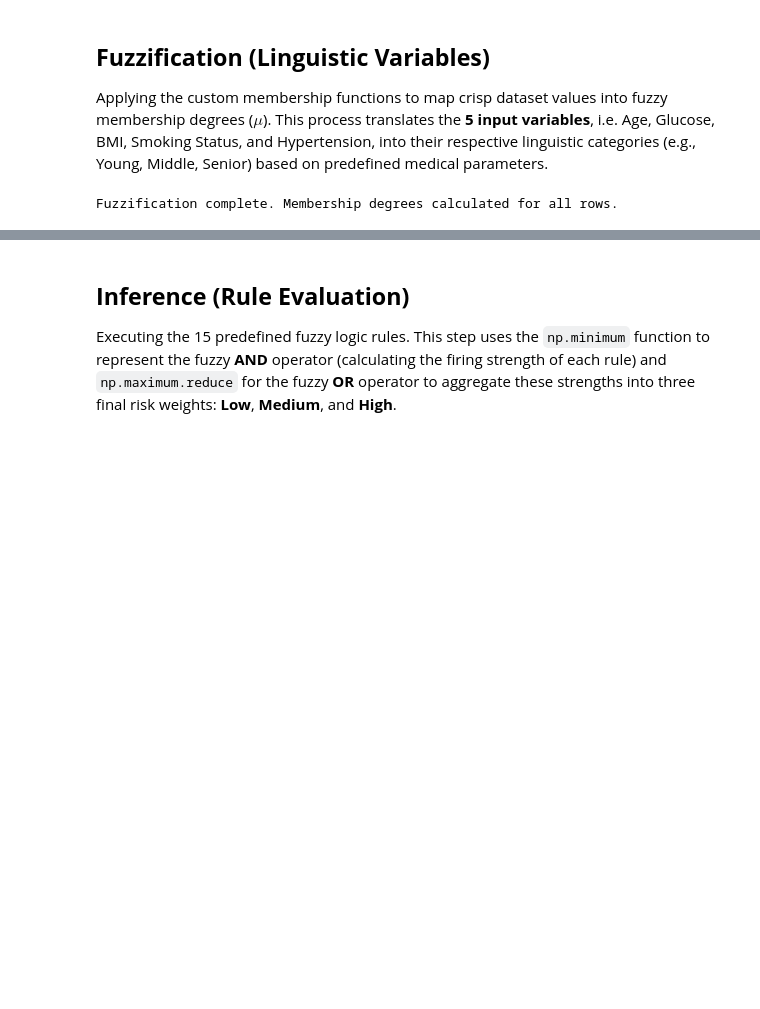
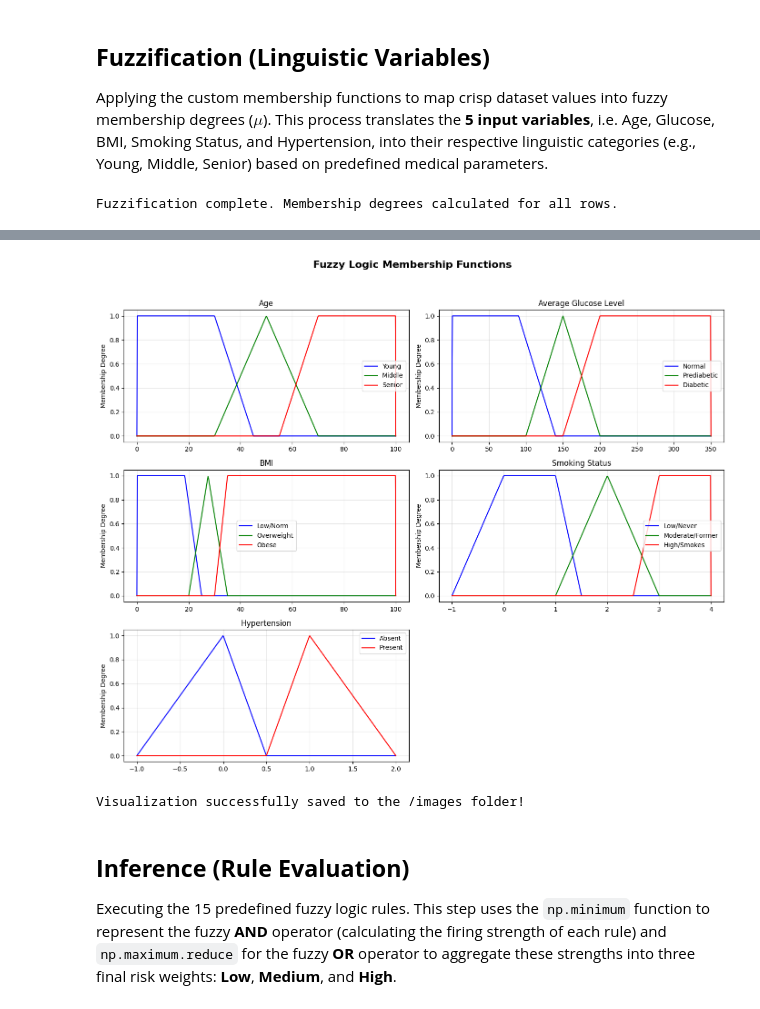
Before and after one commit to ax-ch/Intro-to-AI-Final-Project, a Jupyter notebook: notebooks/source_code.ipynb, the cells around one changed output, grey strips where cells are left out. Cells and saved outputs as stored; diff of their text form; code cells hidden in the pictures; blank space fills up the shorter version.

```diff
--- a/notebooks/source_code.ipynb
+++ b/notebooks/source_code.ipynb
@@ -210,3 +213,77 @@ Fuzzification complete. Membership degrees calculated for all rows.
+# %%
+import numpy as np
+import matplotlib.pyplot as plt
+
+x_age = np.linspace(0, 100, 500)
+x_gluc = np.linspace(0, 350, 500)
+x_bmi = np.linspace(0, 100, 500)
+x_smoke = np.linspace(-1, 4, 500)
+x_ht = np.linspace(-1, 2, 500)
+
+fig, axes = plt.subplots(3, 2, figsize=(14, 12))
+fig.suptitle('Fuzzy Logic Membership Functions', fontsize=16, fontweight='bold')
+
+# AGE
+ax = axes[0, 0]
+ax.plot(x_age, vectorized_trapmf(x_age, params=age_young_params), 'b', label='Young')
+ax.plot(x_age, vectorized_trimf(x_age, params=age_middle_params), 'g', label='Middle')
+ax.plot(x_age, vectorized_trapmf(x_age, params=age_senior_params), 'r', label='Senior')
+ax.set_title('Age')
+ax.legend()
+ax.grid(True, alpha=0.3)
+
+# GLUCOSE
+ax = axes[0, 1]
+ax.plot(x_gluc, vectorized_trapmf(x_gluc, params=gluc_normal_params), 'b', label='Normal')
+ax.plot(x_gluc, vectorized_trimf(x_gluc, params=gluc_prediab_params), 'g', label='Prediabetic')
+ax.plot(x_gluc, vectorized_trapmf(x_gluc, params=gluc_diabetic_params), 'r', label='Diabetic')
+ax.set_title('Average Glucose Level')
+ax.legend()
+ax.grid(True, alpha=0.3)
+
+# BMI
+ax = axes[1, 0]
+ax.plot(x_bmi, vectorized_trapmf(x_bmi, params=bmi_low_norm_params), 'b', label='Low/Norm')
+ax.plot(x_bmi, vectorized_trimf(x_bmi, params=bmi_overwt_params), 'g', label='Overweight')
+ax.plot(x_bmi, vectorized_trapmf(x_bmi, params=bmi_obese_params), 'r', label='Obese')
+ax.set_title('BMI')
+ax.legend()
+ax.grid(True, alpha=0.3)
+
+# SMOKING
+ax = axes[1, 1]
+ax.plot(x_smoke, vectorized_trapmf(x_smoke, params=smoke_low_params), 'b', label='Low/Never')
+ax.plot(x_smoke, vectorized_trimf(x_smoke, params=smoke_mod_params), 'g', label='Moderate/Former')
+ax.plot(x_smoke, vectorized_trapmf(x_smoke, params=smoke_high_params), 'r', label='High/Smokes')
+ax.set_title('Smoking Status')
+ax.legend()
+ax.grid(True, alpha=0.3)
+
+# HYPERTENSION
+ax = axes[2, 0]
+ax.plot(x_ht, vectorized_trimf(x_ht, params=ht_absent_params), 'b', label='Absent')
+ax.plot(x_ht, vectorized_trimf(x_ht, params=ht_present_params), 'r', label='Present')
+ax.set_title('Hypertension')
+ax.legend()
+ax.grid(True, alpha=0.3)
+
+fig.delaxes(axes[2, 1])
+
+for ax in axes.flat:
+    if ax.has_data():
+        ax.set_ylabel('Membership Degree')
+        ax.set_ylim(-0.05, 1.05)
+
+plt.tight_layout(rect=[0, 0.03, 1, 0.95])
+
+os.makedirs('images', exist_ok=True)
+plt.savefig('images/fuzzy_logic_membership_functions.png', dpi=300, bbox_inches='tight')
+
+plt.show()
+print("Visualization successfully saved to the /images folder!")
+# %% [output]
+[figure, added]
+Visualization successfully saved to the /images folder!
 # %% [markdown]
 ## **Inference (Rule Evaluation)**
 Executing the 15 predefined fuzzy logic rules. This step uses the `np.minimum` function to represent the fuzzy **AND** operator (calculating the firing strength of each rule) and `np.maximum.reduce` for the fuzzy **OR** operator to aggregate these strengths into three final risk weights: **Low**, **Medium**, and **High**.
```
Also changed, not shown: parts of 4 cells of this notebook.
